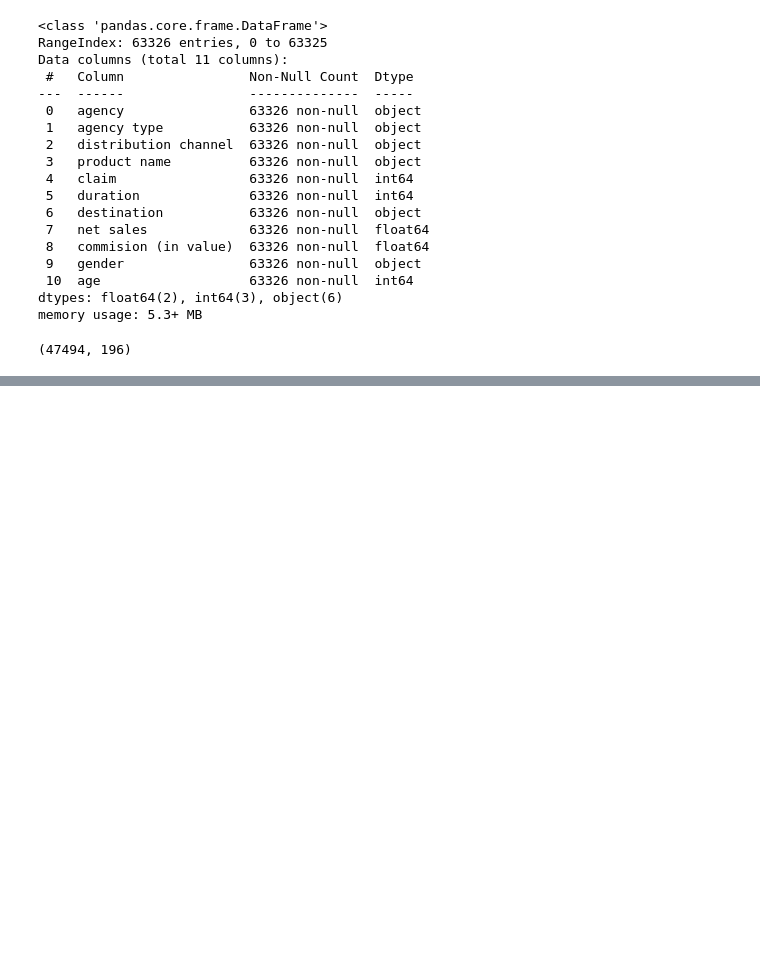
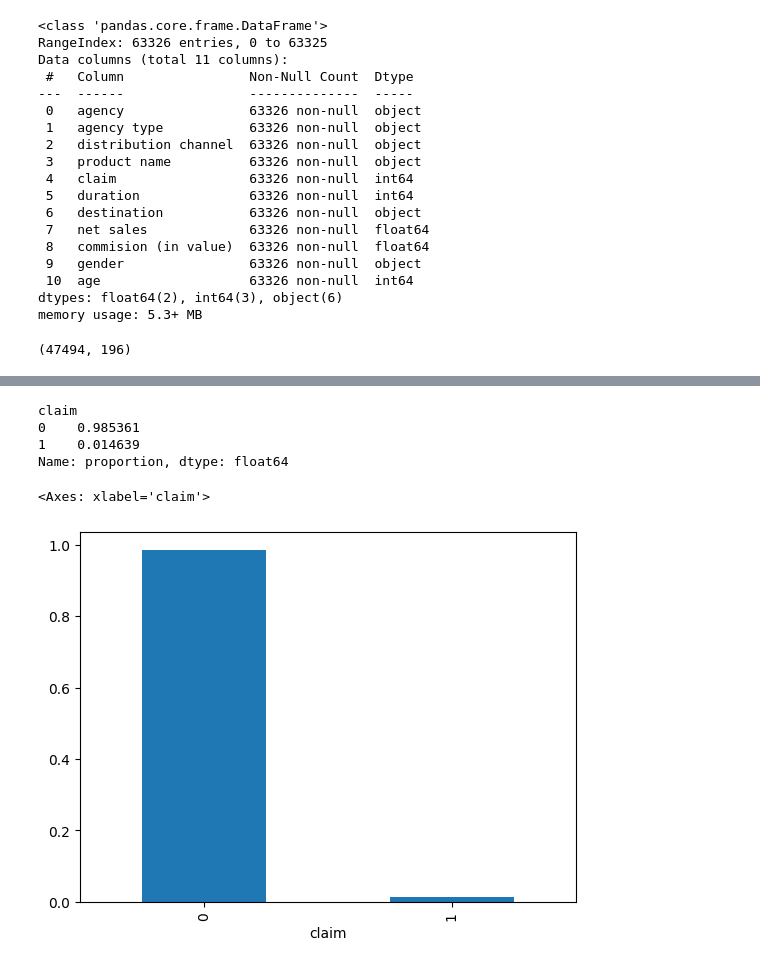
Before and after one commit to Juanhv24/Travel-Insurance, a Jupyter notebook: Notebooks/travels.ipynb, the cells around one changed output, grey strips where cells are left out. Saved outputs shown, nothing was run; the diff lists cells and outputs as text; code cells hidden in the pictures; blank space fills up the shorter version.

```diff
--- a/Notebooks/travels.ipynb
+++ b/Notebooks/travels.ipynb
@@ -301,0 +302,11 @@ x_train
+# %%
+class_frequency = df['claim'].value_counts (normalize=True)
+print (class_frequency)
+class_frequency.plot (kind='bar')
+# %% [output]
+claim
+0    0.985361
+1    0.014639
+Name: proportion, dtype: float64
+<Axes: xlabel='claim'>
+[figure, added]
```
Also changed, not shown: parts of 44 cells of this notebook, 2 other files.
